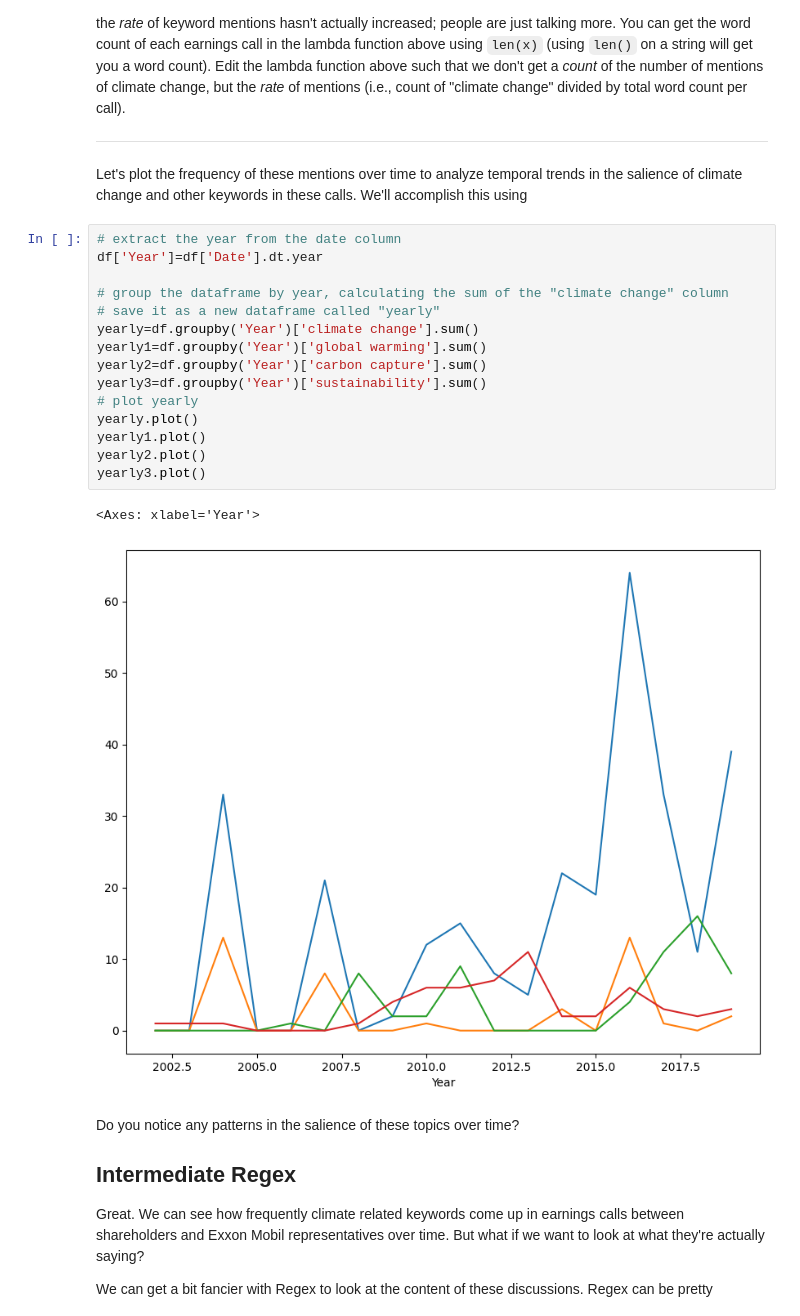
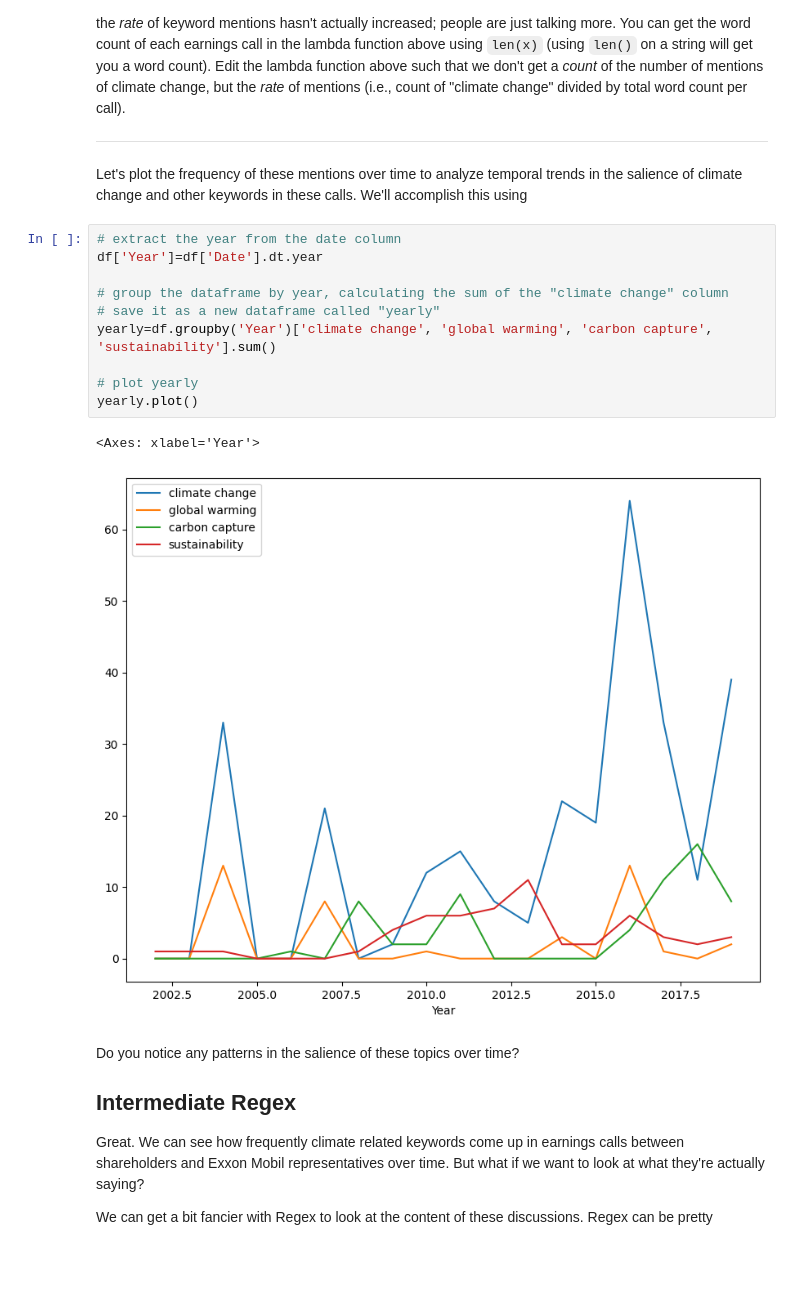
Before and after one commit to uclqsoc/QM2, a Jupyter notebook: notebooks/W04. Natural Language Processing.ipynb, the cells around one changed output. Saved outputs shown, nothing was run; the diff lists cells and outputs as text; blank space fills up the shorter version.

```diff
--- a/notebooks/W04. Natural Language Processing.ipynb
+++ b/notebooks/W04. Natural Language Processing.ipynb
@@ -299,21 +300,16 @@ Let's plot the frequency of these mentions over time to analyze temporal trends
 # %%
 # extract the year from the date column
 df['Year']=df['Date'].dt.year
 
 # group the dataframe by year, calculating the sum of the "climate change" column
 # save it as a new dataframe called "yearly"
-yearly=df.groupby('Year')['climate change'].sum()
-yearly1=df.groupby('Year')['global warming'].sum()
-yearly2=df.groupby('Year')['carbon capture'].sum()
-yearly3=df.groupby('Year')['sustainability'].sum()
+yearly=df.groupby('Year')['climate change', 'global warming', 'carbon capture', 'sustainability'].sum()
+
 # plot yearly
 yearly.plot()
-yearly1.plot()
-yearly2.plot()
-yearly3.plot()
 # %% [output]
 <Axes: xlabel='Year'>
-[figure, old version]
+[figure, new version]
 # %% [markdown]
 Do you notice any patterns in the salience of these topics over time?
 
```
Also changed, not shown: parts of 14 cells of this notebook.
